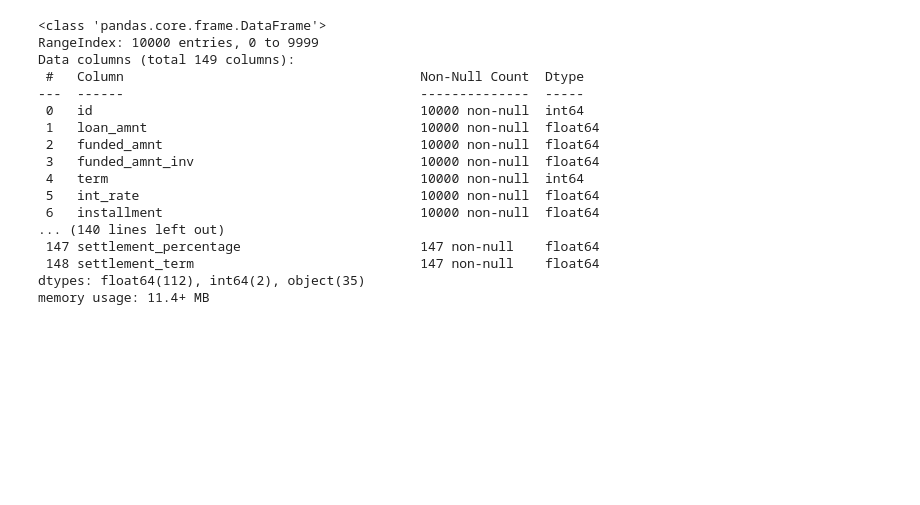
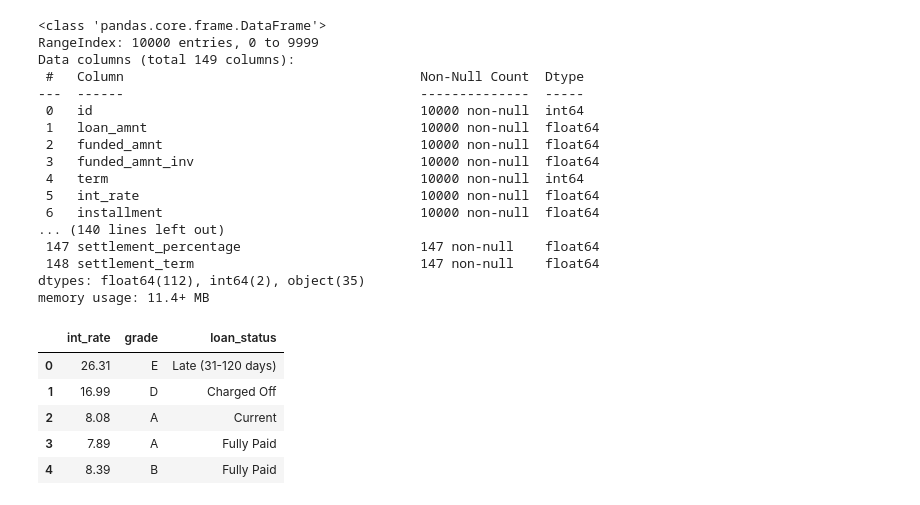
Before and after one commit to rstellet8/p2-inteligencia, a Jupyter notebook: featureDiscovery.ipynb, the cells around one changed output. Saved outputs shown, nothing was run; the diff lists cells and outputs as text; code cells hidden in the pictures; blank space fills up the shorter version.

```diff
--- a/featureDiscovery.ipynb
+++ b/featureDiscovery.ipynb
@@ -64,3 +64,13 @@ Data columns (total 149 columns):
  148 settlement_term                             147 non-null    float64
 dtypes: float64(112), int64(2), object(35)
 memory usage: 11.4+ MB
+# %%
+target = df1[["int_rate", "grade", "loan_status"]]
+target.head()
+# %% [output]
+|  | int_rate | grade | loan_status |
+| 0 | 26.31 | E | Late (31-120 days) |
+| 1 | 16.99 | D | Charged Off |
+| 2 | 8.08 | A | Current |
+| 3 | 7.89 | A | Fully Paid |
+| 4 | 8.39 | B | Fully Paid |
```
Also changed, not shown: parts of 7 cells of this notebook, 4 other files.
